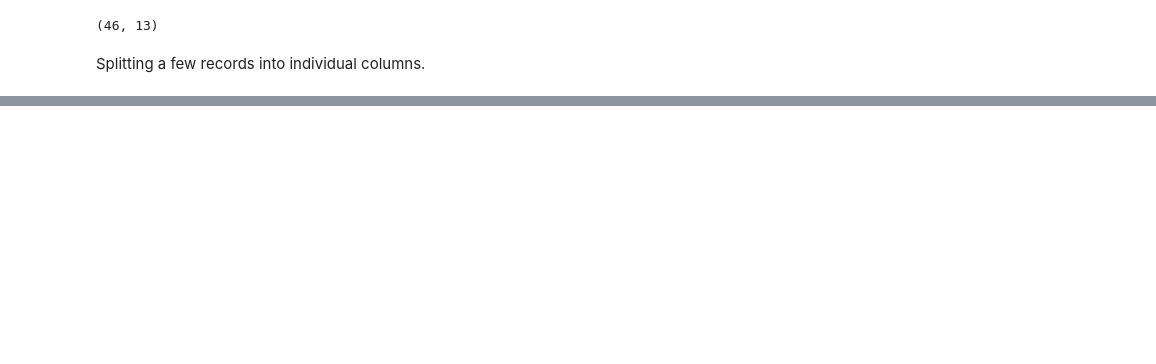
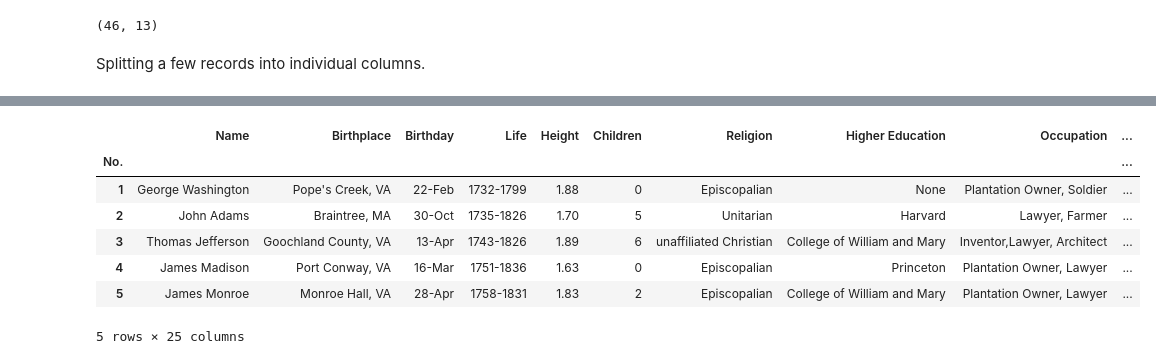
Before and after one commit to xHerandi/us-presidents, a Jupyter notebook: eda.ipynb, the cells around one changed output, grey strips where cells are left out. Drawn from its saved outputs; the diff is of its cells as text; code cells hidden in the pictures; blank space fills up the shorter version.

```diff
--- a/eda.ipynb
+++ b/eda.ipynb
@@ -128,3 +179,6 @@ df['new_height'] = df["Height"].apply(height)
+# %%
+# fixing single instance of the state showing twice (fully and abbreviated)
+df.loc[df['state_of_birth']== "New York, NY", 'state_of_birth'] = 'NY'
 # %%
 df.columns
 # %% [output]
@@ -136,3 +190,12 @@ Index(['Name', 'Birthplace', 'Birthday', 'Life', 'Height', 'Children',
       dtype='object')
-# %%
-df['year_of_birth'] = df['year_of_birth'].astype('Int64')
+# %%
+df.head(5)
+# %% [output]
+|  | Name | Birthplace | Birthday | Life | Height | Children | Religion | Higher Education | Occupation | ... |
+| No. |  |  |  |  |  |  |  |  |  | ... |
+| 1 | George Washington | Pope's Creek, VA | 22-Feb | 1732-1799 | 1.88 | 0 | Episcopalian | None | Plantation Owner, Soldier | ... |
+| 2 | John Adams | Braintree, MA | 30-Oct | 1735-1826 | 1.70 | 5 | Unitarian | Harvard | Lawyer, Farmer | ... |
+| 3 | Thomas Jefferson | Goochland County, VA | 13-Apr | 1743-1826 | 1.89 | 6 | unaffiliated Christian | College of William and Mary | Inventor,Lawyer, Architect | ... |
+| 4 | James Madison | Port Conway, VA | 16-Mar | 1751-1836 | 1.63 | 0 | Episcopalian | Princeton | Plantation Owner, Lawyer | ... |
+| 5 | James Monroe | Monroe Hall, VA | 28-Apr | 1758-1831 | 1.83 | 2 | Episcopalian | College of William and Mary | Plantation Owner, Lawyer | ... |
+5 rows × 25 columns
```
Also changed, not shown: parts of 21 cells of this notebook.
